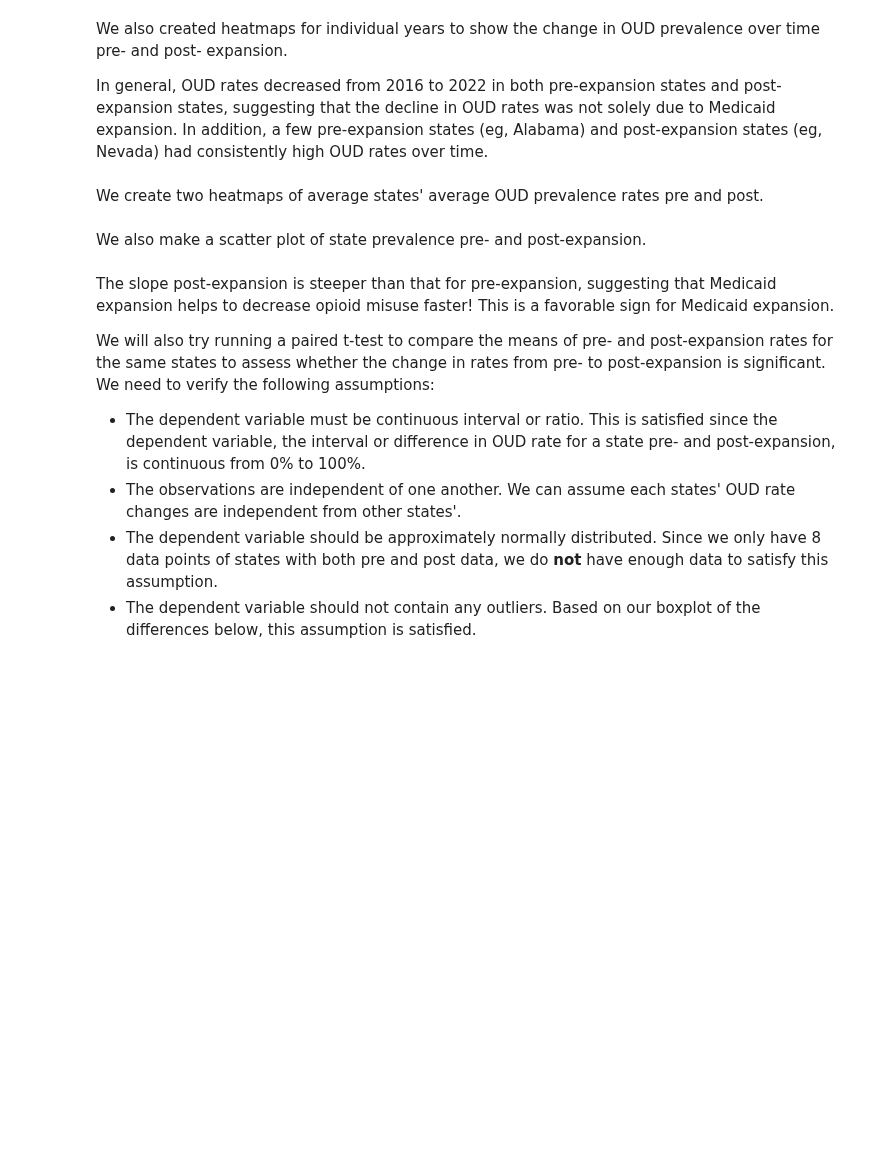
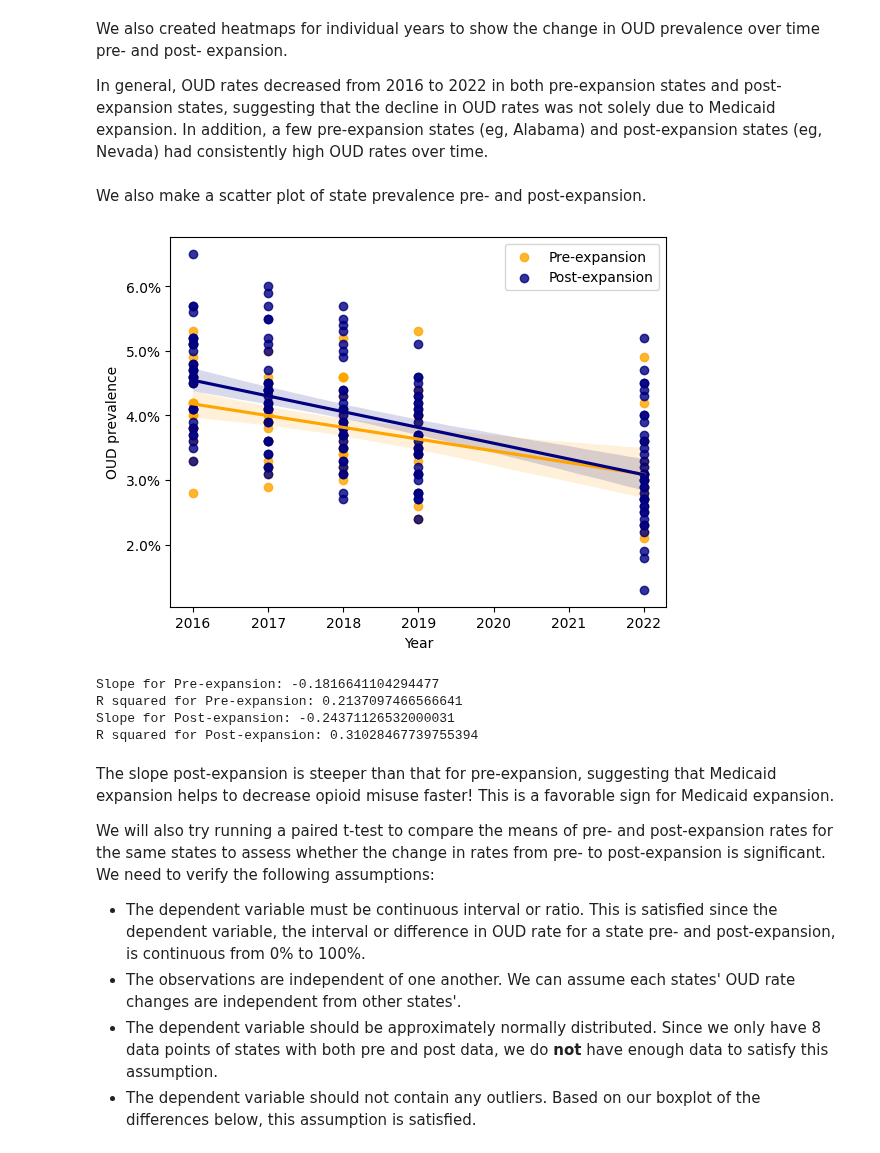
Before and after one commit to riverar9/data-602-final-project, a Jupyter notebook: Final_project_analysis.ipynb, the cells around one changed output. Saved outputs shown, nothing was run; the diff lists cells and outputs as text; code cells hidden in the pictures; blank space fills up the shorter version.

```diff
--- a/Final_project_analysis.ipynb
+++ b/Final_project_analysis.ipynb
@@ -220,0 +344,9 @@ working_df.head()
+# %%
+# Add Boolean to indicate whether rates are post expansion (pre-expansion = False)
+working_df['Post Expansion'] = working_df['rpt_yr'] >= working_df['Implemented Expansion On']
+# Extract year from report datetime
+working_df['rpt_yr'] = working_df['rpt_yr'].dt.year
+# Scale the row % to make it easier to understand in the heatmaps
+working_df['Scaled Row %'] = working_df['Row %'] * 100
+
+working_df.head()
@@ -223,6 +393,6 @@ working_df.head()
 
 Below, we create a binary variable for whether the state OUD observation year occured after Medicaid expansion, called `post`.
 # %%
-working_df['post'] = working_df['rpt_yr'] >= working_df['Implemented Expansion On']
+working_df['post'] = working_df['rpt_yr'] >= working_df['Implemented Expansion On'].dt.year
 
 working_df.head()
@@ -355,5 +533,3 @@ facet_column = 'rpt_yr'
 plots_per_row = 3
 post_heatmap = draw_heatmap(expanded_df, rate_column, facet_column, plots_per_row, supertitle)
 post_heatmap.show()
-# %% [markdown]
-We create two heatmaps of average states' average OUD prevalence rates pre and post.
@@ -364,28 +538,30 @@ We also make a scatter plot of state prevalence pre- and post-expansion.
 # %%
 # Scatter plot
 
 import matplotlib.pyplot as plt
 import seaborn as sns
 from matplotlib.ticker import PercentFormatter
 
 # Manipulate df prior to plotting
 scatter_df = working_df.dropna(subset=['rpt_yr', 'Row %']) # Filter out rows with NaN values in columns of interest
-scatter_df['rpt_yr'] = scatter_df['rpt_yr'].dt.year # Pulling just the year integer for graphing
+scatter_df['rpt_yr'] = scatter_df['rpt_yr'] # Pulling just the year integer for graphing
 scatter_df['Row %'] = scatter_df['Row %'] * 100
 
 # Add trend lines
 sns.regplot(data=scatter_df[scatter_df['post'] == 0], x='rpt_yr', y='Row %', scatter=True, color='orange', label='Pre-expansion')
 sns.regplot(data=scatter_df[scatter_df['post'] == 1], x='rpt_yr', y='Row %', scatter=True, color='navy', label='Post-expansion')
 sns.catplot # does jitter
 
 # Add labels and title
 plt.xlabel('Year')
 plt.ylabel('OUD prevalence')
 plt.gca().yaxis.set_major_formatter(PercentFormatter())  # Format y-axis as percentage
 plt.legend()
 
 # Show the plot
 plt.show()
+# %% [output]
+[figure, added]
 # %%
 from sklearn.linear_model import LinearRegression
 
@@ -410,6 +586,11 @@ print(f"Slope for Pre-expansion: {model_pre.coef_[0]}")
 print(f"R squared for Pre-expansion: {r2_pre}")
 print(f"Slope for Post-expansion: {model_post.coef_[0]}")
 print(f"R squared for Post-expansion: {r2_post}")
+# %% [output]
+Slope for Pre-expansion: -0.1816641104294477
+R squared for Pre-expansion: 0.2137097466566641
+Slope for Post-expansion: -0.24371126532000031
+R squared for Post-expansion: 0.31028467739755394
 # %% [markdown]
 The slope post-expansion is steeper than that for pre-expansion, suggesting that Medicaid expansion helps to decrease opioid misuse faster! This is a favorable sign for Medicaid expansion.
 
```
Also changed, not shown: parts of 24 cells of this notebook.
